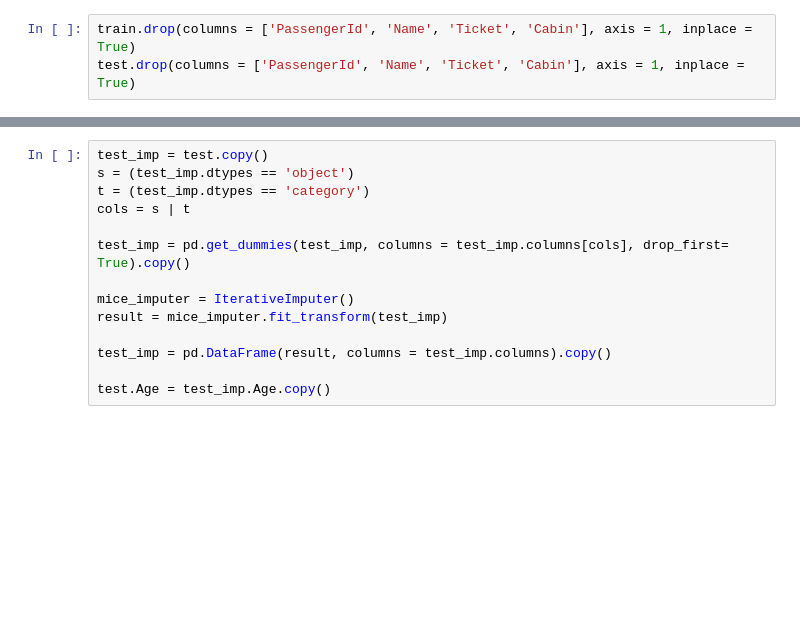
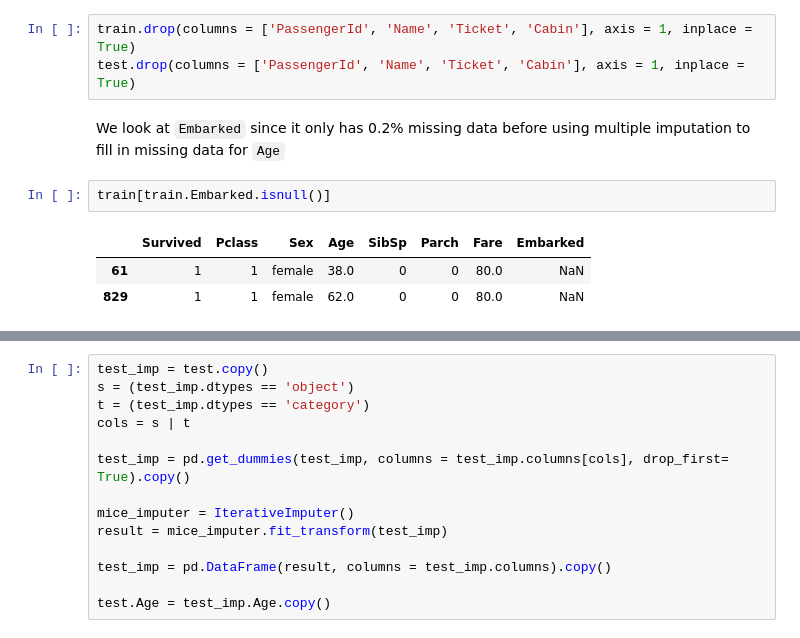
Before and after one commit to darktempler120/titanic, a Jupyter notebook: Copy_of_titanic.ipynb, the cells around one changed output, grey strips where cells are left out. Drawn from its saved outputs; the diff is of its cells as text; blank space fills up the shorter version.

```diff
--- a/Copy_of_titanic.ipynb
+++ b/Copy_of_titanic.ipynb
@@ -94,3 +94,11 @@ We also remove `PassengerID`, `Name`, `Ticket` since they are not relevant.
 # %%
 train.drop(columns = ['PassengerId', 'Name', 'Ticket', 'Cabin'], axis = 1, inplace = True)
 test.drop(columns = ['PassengerId', 'Name', 'Ticket', 'Cabin'], axis = 1, inplace = True)
+# %% [markdown]
+We look at `Embarked` since it only has 0.2% missing data before using multiple imputation to fill in missing data for `Age`
+# %%
+train[train.Embarked.isnull()]
+# %% [output]
+|  | Survived | Pclass | Sex | Age | SibSp | Parch | Fare | Embarked |
+| 61 | 1 | 1 | female | 38.0 | 0 | 0 | 80.0 | NaN |
+| 829 | 1 | 1 | female | 62.0 | 0 | 0 | 80.0 | NaN |
```
Also changed, not shown: parts of 5 cells of this notebook.
